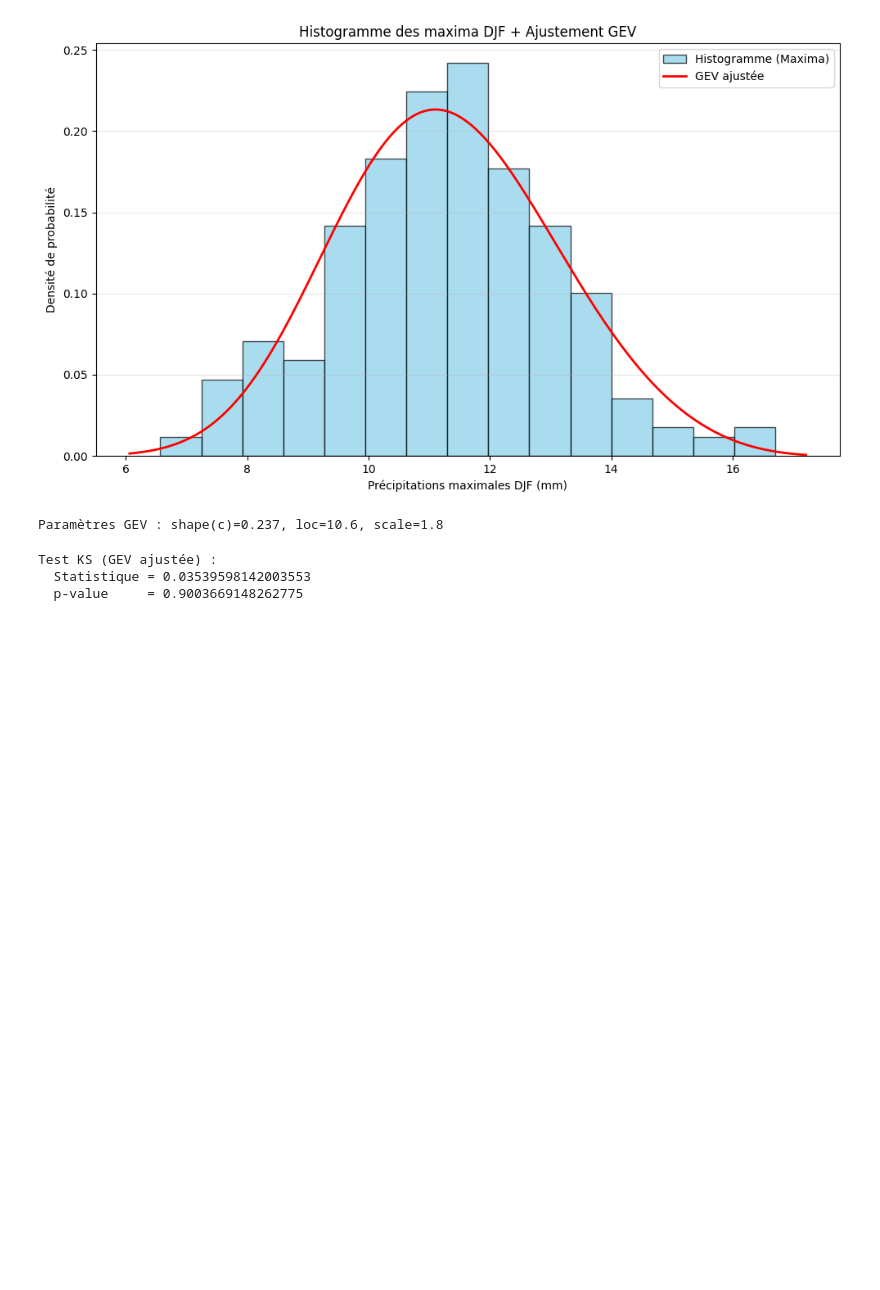
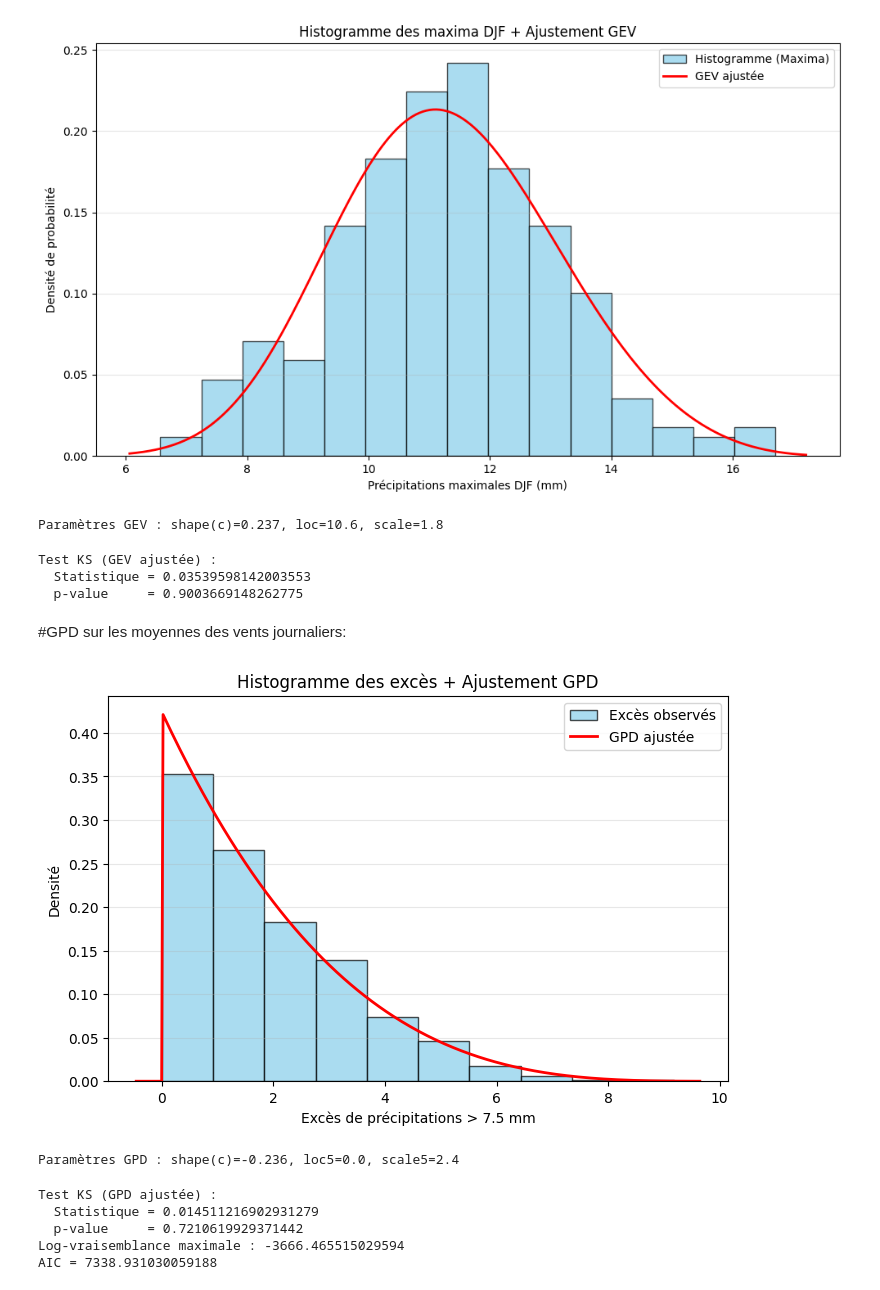
Before and after one commit to Faza20-lab/Projet_stats, a Jupyter notebook: Projet_stats.ipynb, the cells around one changed output. Saved outputs shown, nothing was run; the diff lists cells and outputs as text; code cells hidden in the pictures; blank space fills up the shorter version.

```diff
--- a/Projet_stats.ipynb
+++ b/Projet_stats.ipynb
@@ -536,7 +538,7 @@ plt.show()
 # %%
 # --- Ajustement GEV ---
 # genextreme utilise un paramètre c2 (shape), loc2 (location), scale2 (scale)
-c2, loc2, scale2 = genextreme.fit(pr_max_mois.values)
+c2, loc2, scale2 = genextreme.fit(pr_max_mois)
 print(f"Paramètres GEV ajustés :\n c (shape) = {c2:.3f}, loc2 = {loc2:.2f}, scale2 = {scale2:.2f}")
 
 # --- Histogramme en densité ---
@@ -582,7 +584,7 @@ seuil = np.percentile(WinterPI.values, 70)  # 70ème percentile
 exceedances = WinterPI.values[WinterPI.values > seuil] - seuil  # excès au-dessus du seuil
 
 # --- 2. Ajuster la GPD aux excès ---
-c, loc, scale = genpareto.fit(exceedances)
+c3, loc3, scale3 = genpareto.fit(exceedances)
 
 # --- 3. Histogramme des excès (densité) ---
 plt.figure(figsize=(8,5))
@@ -591,7 +593,7 @@ plt.hist(exceedances, bins=10, density=True, color='skyblue', edgecolor='black',
 # --- 4. Courbe GPD ajustée ---
 xmin, xmax = plt.xlim()
 xx = np.linspace(xmin, xmax, 400)
-plt.plot(xx, genpareto.pdf(xx, c, loc=loc, scale=scale), 'r-', lw=2, label='GPD ajustée')
+plt.plot(xx, genpareto.pdf(xx, c3, loc3, scale3), 'r-', lw=2, label='GPD ajustée')
 
 # --- 5. Labels et légende ---
 plt.xlabel(f"Excès de précipitations > {seuil:.1f} mm")
@@ -602,6 +604,6 @@ plt.grid(axis='y', alpha=0.3)
 plt.show()
 
 # --- 6. Affichage des paramètres ---
-print(f"Paramètres GPD : shape(c)={c:.3f}, loc={loc:.1f}, scale={scale:.1f}")
+print(f"Paramètres GPD : shape(c)={c3:.3f}, loc3={loc3:.1f}, scale3={scale3:.1f}")
 # %% [output]
 [figure]
@@ -640,7 +642,7 @@ seuil = np.percentile(Somme_mois, 70)  # 70ème percentile
 exceedances = Somme_mois[Somme_mois > seuil] - seuil  # excès au-dessus du seuil
 
 # --- 2. Ajuster la GPD aux excès ---
-c, loc, scale = genpareto.fit(exceedances)
+c4, loc4, scale4 = genpareto.fit(exceedances)
 
 # --- 3. Histogramme des excès (densité) ---
 plt.figure(figsize=(8,5))
@@ -649,7 +651,7 @@ plt.hist(exceedances, bins=10, density=True, color='skyblue', edgecolor='black',
 # --- 4. Courbe GPD ajustée ---
 xmin, xmax = plt.xlim()
 xx = np.linspace(xmin, xmax, 400)
-plt.plot(xx, genpareto.pdf(xx, c, loc=loc, scale=scale), 'r-', lw=2, label='GPD ajustée')
+plt.plot(xx, genpareto.pdf(xx, c4, loc4, scale4), 'r-', lw=2, label='GPD ajustée')
 
 # --- 5. Labels et légende ---
 plt.xlabel(f"Excès de précipitations > {seuil:.1f} mm")
@@ -660,6 +662,6 @@ plt.grid(axis='y', alpha=0.3)
 plt.show()
 
 # --- 6. Affichage des paramètres ---
-print(f"Paramètres GPD : shape(c)={c:.3f}, loc={loc:.1f}, scale={scale:.1f}")
+print(f"Paramètres GPD : shape(c)={c4:.3f}, loc4={loc4:.1f}, scale4={scale4:.1f}")
 # %% [output]
 [figure]
@@ -880,3 +897,59 @@ print("  p-value     =", ks_p)
 Test KS (GEV ajustée) :
   Statistique = 0.03539598142003553
   p-value     = 0.9003669148262775
+# %% [markdown]
+#GPD sur les moyennes des vents journaliers:
+# %%
+# --- 1. Choisir un seuil pour les extrêmes ---
+seuil = np.percentile(Y, 70)  # 70ème percentile
+exceedances = Y[Y > seuil] - seuil  # excès au-dessus du seuil
+
+# --- 2. Ajuster la GPD aux excès ---
+c5, loc5, scale5 = genpareto.fit(exceedances)
+
+# --- 3. Histogramme des excès (densité) ---
+plt.figure(figsize=(8,5))
+plt.hist(exceedances, bins=10, density=True, color='skyblue', edgecolor='black', alpha=0.7, label='Excès observés')
+
+# --- 4. Courbe GPD ajustée ---
+xmin, xmax = plt.xlim()
+xx = np.linspace(xmin, xmax, 400)
+plt.plot(xx, genpareto.pdf(xx, c, loc5, scale5), 'r-', lw=2, label='GPD ajustée')
+
+# --- 5. Labels et légende ---
+plt.xlabel(f"Excès de précipitations > {seuil:.1f} mm")
+plt.ylabel("Densité")
+plt.title("Histogramme des excès + Ajustement GPD")
+plt.legend()
+plt.grid(axis='y', alpha=0.3)
+plt.show()
+
+# --- 6. Affichage des paramètres ---
+print(f"Paramètres GPD : shape(c)={c:.3f}, loc5={loc:.1f}, scale5={scale5:.1f}")
+# %% [output]
+[figure, added]
+Paramètres GPD : shape(c)=-0.236, loc5=0.0, scale5=2.4
+# %%
+# Construction de la  paramétrée
+gpd_cdf = lambda x: genpareto(c5, loc5, scale5).cdf(x)
+
+# KS-test
+ks_stat, ks_p = kstest(exceedances, gpd_cdf)
+
+print("Test KS (GPD ajustée) :")
+print("  Statistique =", ks_stat)
+print("  p-value     =", ks_p)
+
+# Log-vraisemblance
+logL = np.sum(genpareto.logpdf(exceedances, c5, loc5, scale5))
+print("Log-vraisemblance maximale :", logL)
+
+# AIC = 2k - 2 logL pour la normale (k = 3)
+AIC_norm = 2*3 - 2*logL
+print("AIC =", AIC_norm)
+# %% [output]
+Test KS (GPD ajustée) :
+  Statistique = 0.014511216902931279
+  p-value     = 0.7210619929371442
+Log-vraisemblance maximale : -3666.465515029594
+AIC = 7338.931030059188
```
Also changed, not shown: parts of 12 cells of this notebook.
